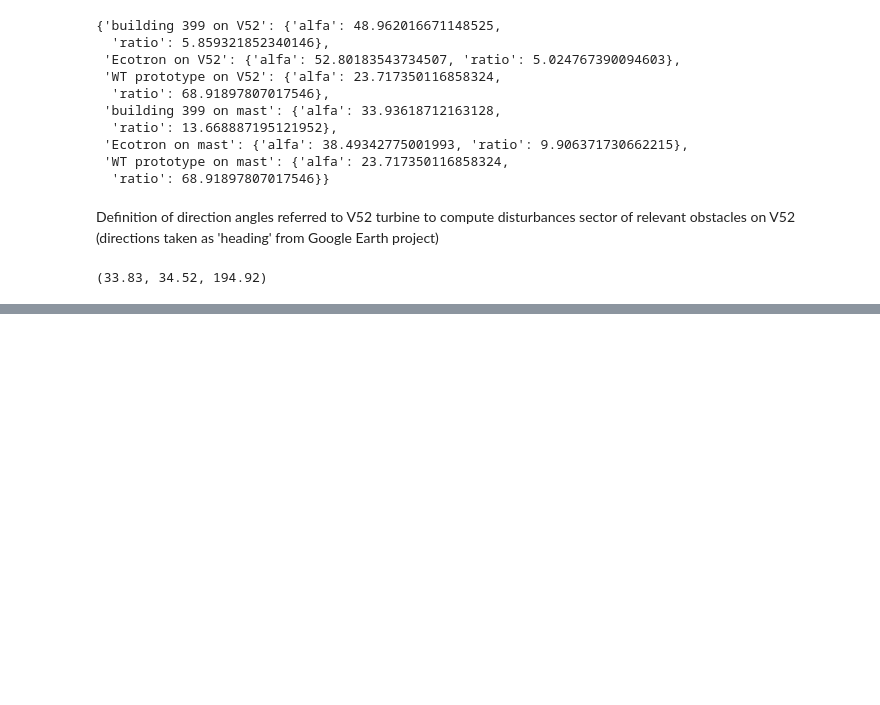
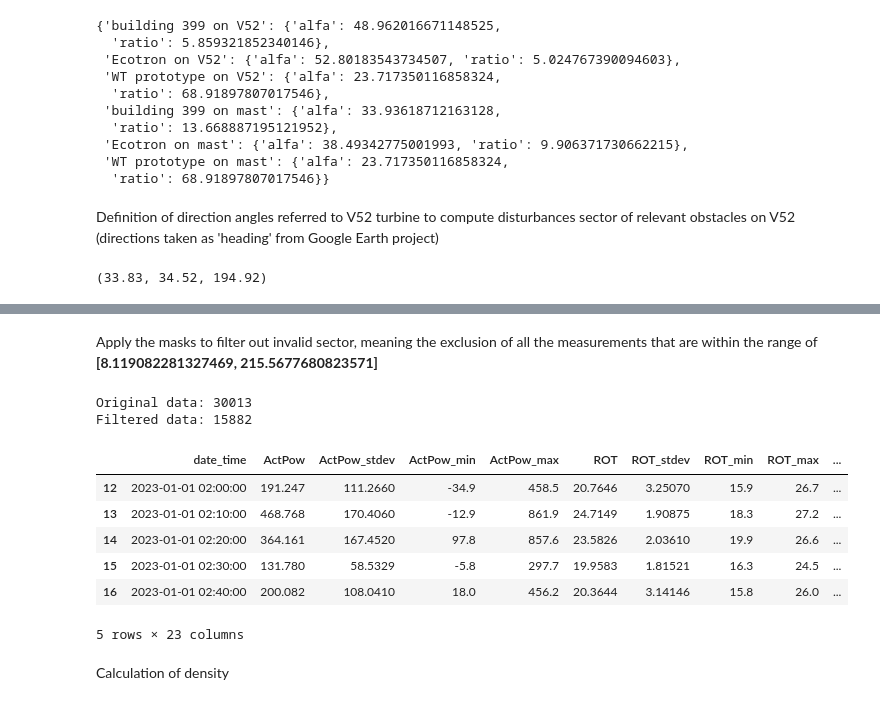
Before and after one commit to s254253/46400-WTMT, a Jupyter notebook: assignment3/question1.ipynb, the cells around one changed output, grey strips where cells are left out. Drawn from its saved outputs; the diff is of its cells as text; code cells hidden in the pictures; blank space fills up the shorter version.

```diff
--- a/assignment3/question1.ipynb
+++ b/assignment3/question1.ipynb
@@ -217,0 +271,28 @@ dir4, dir5, dir6
+# %% [markdown]
+Apply the masks to filter out invalid sector, meaning the exclusion of all the measurements that are within the range of **[8.119082281327469, 215.5677680823571]**
+# %%
+df_filtered = df.copy()
+
+# Remove the waked sector
+df_filtered = df_filtered[
+    (df_filtered['Wdir_41m'] < 8.119082281327469) |
+    (df_filtered['Wdir_41m'] > 215.5677680823571)
+]
+
+# Quick check
+print(f"Original data: {len(df)}")
+print(f"Filtered data: {len(df_filtered)}")
+
+df_filtered.head()
+# %% [output]
+Original data: 30013
+Filtered data: 15882
+|  | date_time | ActPow | ActPow_stdev | ActPow_min | ActPow_max | ROT | ROT_stdev | ROT_min | ROT_max | ... |
+| 12 | 2023-01-01 02:00:00 | 191.247 | 111.2660 | -34.9 | 458.5 | 20.7646 | 3.25070 | 15.9 | 26.7 | ... |
+| 13 | 2023-01-01 02:10:00 | 468.768 | 170.4060 | -12.9 | 861.9 | 24.7149 | 1.90875 | 18.3 | 27.2 | ... |
+| 14 | 2023-01-01 02:20:00 | 364.161 | 167.4520 | 97.8 | 857.6 | 23.5826 | 2.03610 | 19.9 | 26.6 | ... |
+| 15 | 2023-01-01 02:30:00 | 131.780 | 58.5329 | -5.8 | 297.7 | 19.9583 | 1.81521 | 16.3 | 24.5 | ... |
+| 16 | 2023-01-01 02:40:00 | 200.082 | 108.0410 | 18.0 | 456.2 | 20.3644 | 3.14146 | 15.8 | 26.0 | ... |
+5 rows × 23 columns
+# %% [markdown]
+Calculation of density
```
Also changed, not shown: parts of 14 cells of this notebook.
